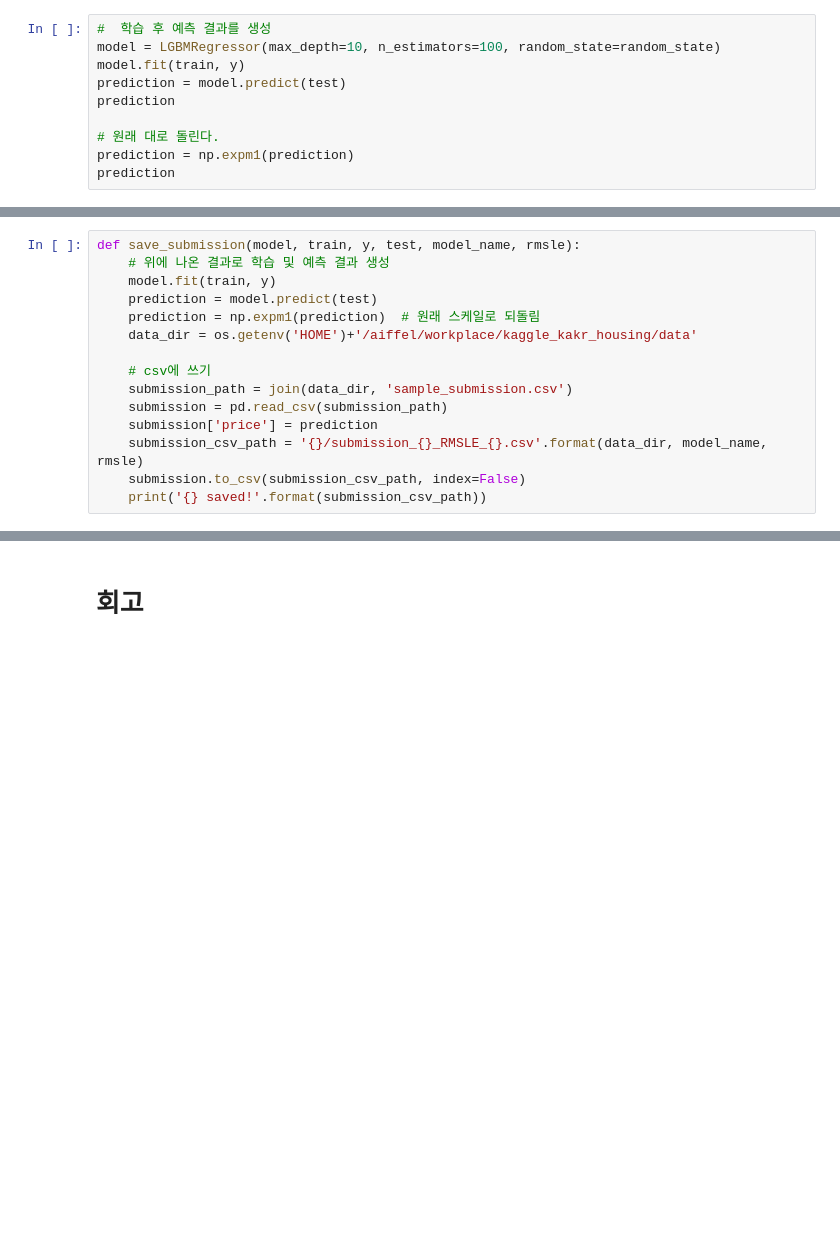
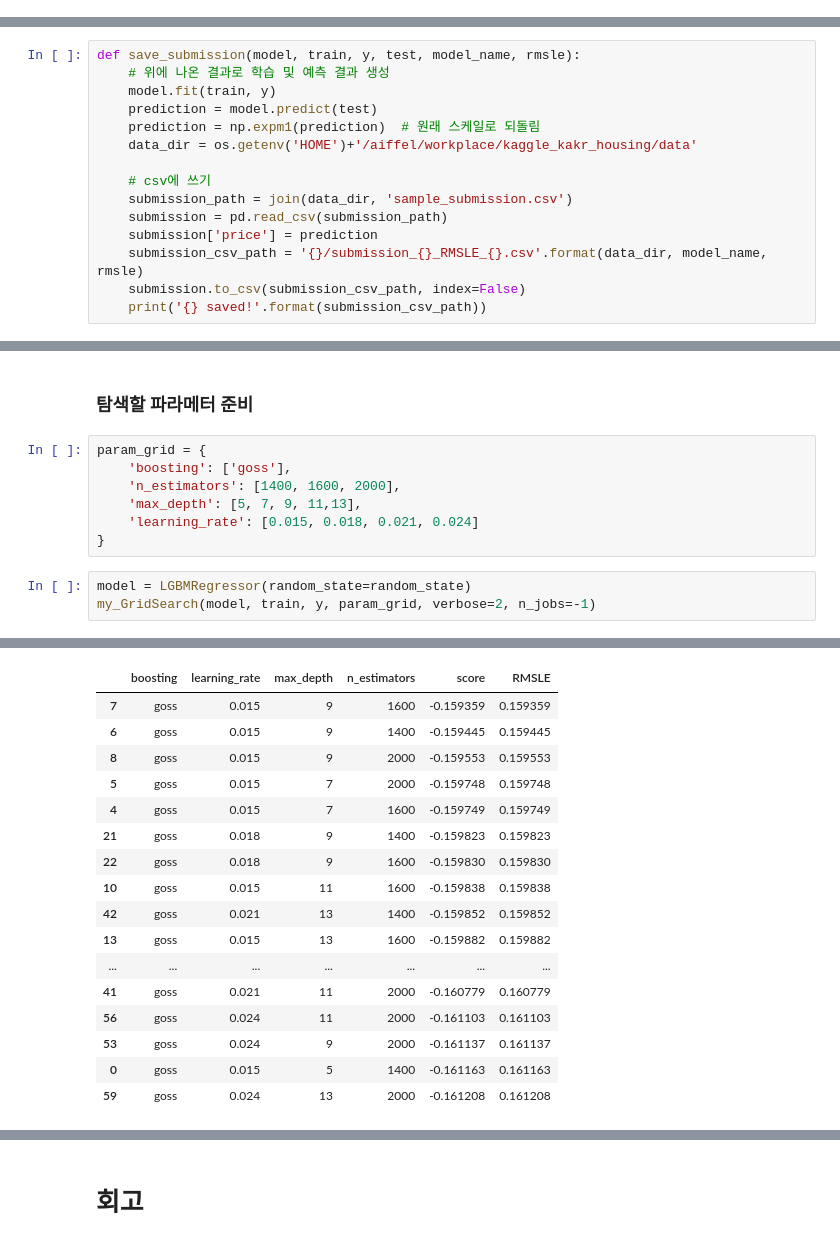
Before and after one commit to CandyBrain/AIFFEL, a Jupyter notebook: [E-05]_My_First_Kaggle.ipynb, the cells around one changed output, grey strips where cells are left out. Cells and saved outputs as stored; diff of their text form; blank space fills up the shorter version.

```diff
--- a/[E-05]_My_First_Kaggle.ipynb
+++ b/[E-05]_My_First_Kaggle.ipynb
@@ -590,10 +541,0 @@ Fitting 5 folds for each of 1 candidates, totalling 5 fits
-# %%
-#  학습 후 예측 결과를 생성
-model = LGBMRegressor(max_depth=10, n_estimators=100, random_state=random_state)
-model.fit(train, y)
-prediction = model.predict(test)
-prediction
-
-# 원래 대로 돌린다.
-prediction = np.expm1(prediction)
-prediction
@@ -639,0 +576,13 @@ save_submission(model, train, y, test, 'lgbm', rmsle='0.159174')
+# %% [markdown]
+### 탐색할 파라메터 준비
+# %%
+param_grid = {
+    'boosting': ['goss'],
+    'n_estimators': [1400, 1600, 2000],
+    'max_depth': [5, 7, 9, 11,13],
+    'learning_rate': [0.015, 0.018, 0.021, 0.024]
+}
+# %%
+model = LGBMRegressor(random_state=random_state)
+my_GridSearch(model, train, y, param_grid, verbose=2, n_jobs=-1)
+# %% [output]
@@ -639,0 +606,17 @@ save_submission(model, train, y, test, 'lgbm', rmsle='0.159174')
+|  | boosting | learning_rate | max_depth | n_estimators | score | RMSLE |
+| 7 | goss | 0.015 | 9 | 1600 | -0.159359 | 0.159359 |
+| 6 | goss | 0.015 | 9 | 1400 | -0.159445 | 0.159445 |
+| 8 | goss | 0.015 | 9 | 2000 | -0.159553 | 0.159553 |
+| 5 | goss | 0.015 | 7 | 2000 | -0.159748 | 0.159748 |
+| 4 | goss | 0.015 | 7 | 1600 | -0.159749 | 0.159749 |
+| 21 | goss | 0.018 | 9 | 1400 | -0.159823 | 0.159823 |
+| 22 | goss | 0.018 | 9 | 1600 | -0.159830 | 0.159830 |
+| 10 | goss | 0.015 | 11 | 1600 | -0.159838 | 0.159838 |
+| 42 | goss | 0.021 | 13 | 1400 | -0.159852 | 0.159852 |
+| 13 | goss | 0.015 | 13 | 1600 | -0.159882 | 0.159882 |
+| ... | ... | ... | ... | ... | ... | ... |
+| 41 | goss | 0.021 | 11 | 2000 | -0.160779 | 0.160779 |
+| 56 | goss | 0.024 | 11 | 2000 | -0.161103 | 0.161103 |
+| 53 | goss | 0.024 | 9 | 2000 | -0.161137 | 0.161137 |
+| 0 | goss | 0.015 | 5 | 1400 | -0.161163 | 0.161163 |
+| 59 | goss | 0.024 | 13 | 2000 | -0.161208 | 0.161208 |
```
Also changed, not shown: parts of 41 cells of this notebook.
